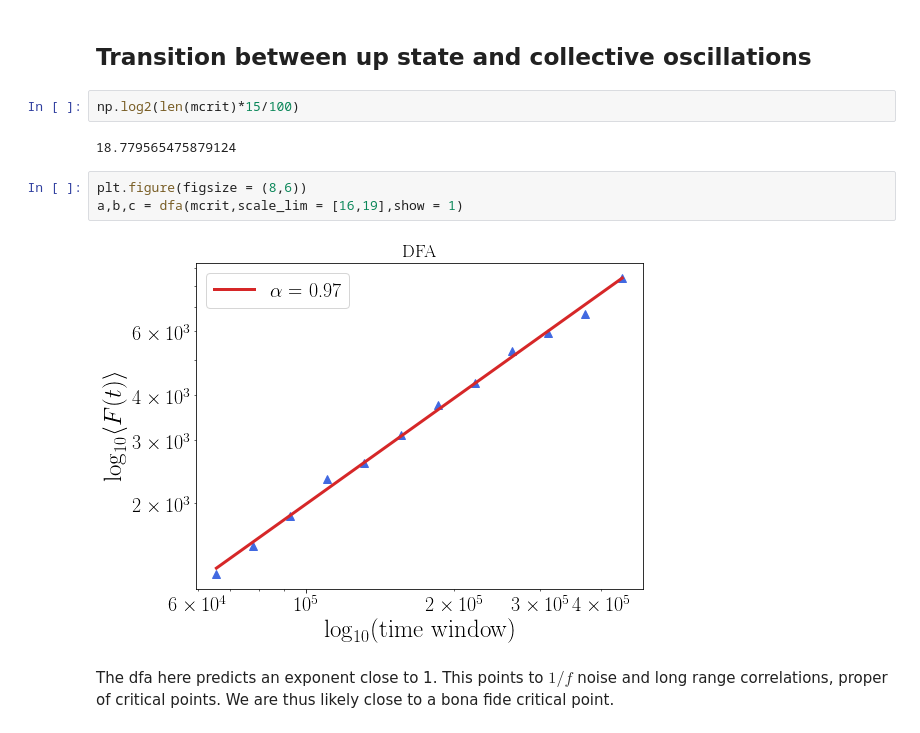
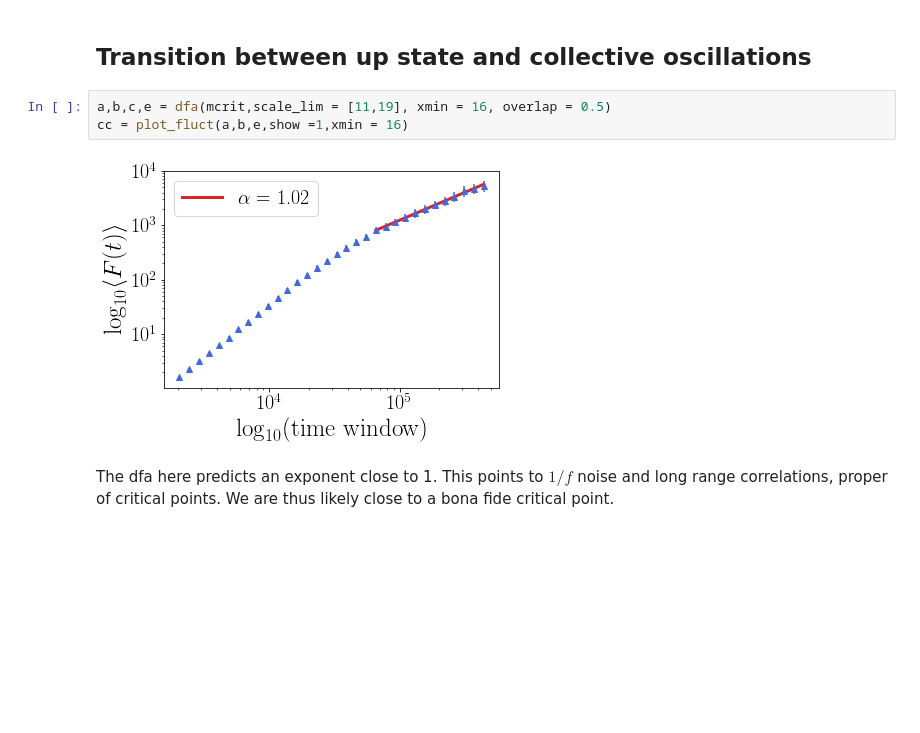
Before and after one commit to benedetta-mariani/dfa, a Jupyter notebook: Applications of DFA to phase transition in a stochastic Wilson Cowan model.ipynb, the cells around one changed output. Drawn from its saved outputs; the diff is of its cells as text; blank space fills up the shorter version.

```diff
--- a/Applications of DFA to phase transition in a stochastic Wilson Cowan model.ipynb
+++ b/Applications of DFA to phase transition in a stochastic Wilson Cowan model.ipynb
@@ -296,15 +197,11 @@ a,b,c = dfa(mup,scale_lim = [17,21],show = 1)
 The dfa predicts an exponent close to $0.5$, i. e. close to the exponent that characterizes white noise, and that is consistent with the nature of this up state.
 # %% [markdown]
 ## Transition between up state and collective oscillations
-# %%
-np.log2(len(mcrit)*15/100)
-# %% [output]
-18.779565475879124
-# %%
-plt.figure(figsize = (8,6))
-a,b,c = dfa(mcrit,scale_lim = [16,19],show = 1)
-# %% [output]
-[figure, removed]
+# %%
+a,b,c,e = dfa(mcrit,scale_lim = [11,19], xmin = 16, overlap = 0.5)
+cc = plot_fluct(a,b,e,show =1,xmin = 16)
+# %% [output]
+[figure, added]
 # %% [markdown]
 The dfa here predicts an exponent close to 1. This points to $1/f$ noise and long range correlations, proper of critical points. We are thus likely close to a bona fide critical point.
 # %% [markdown]
```
Also changed, not shown: parts of 17 cells of this notebook, 1 other file.
